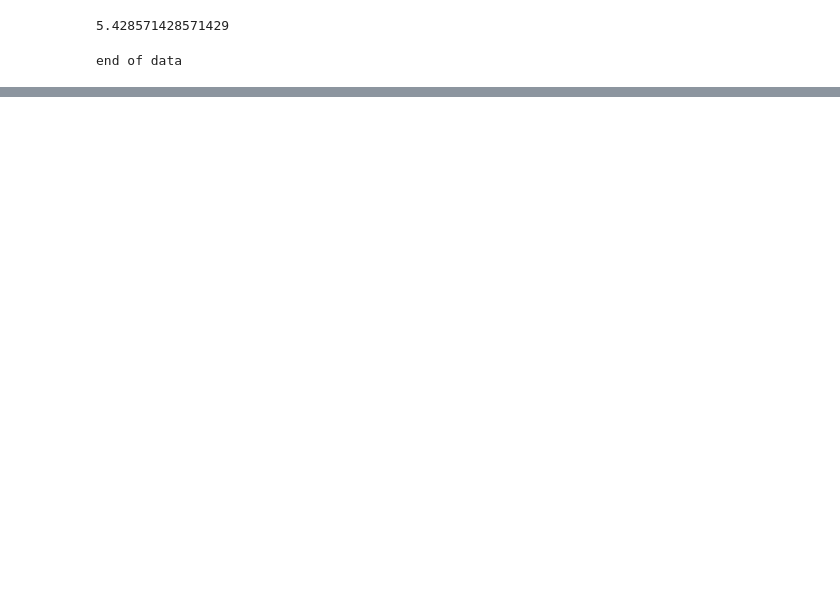
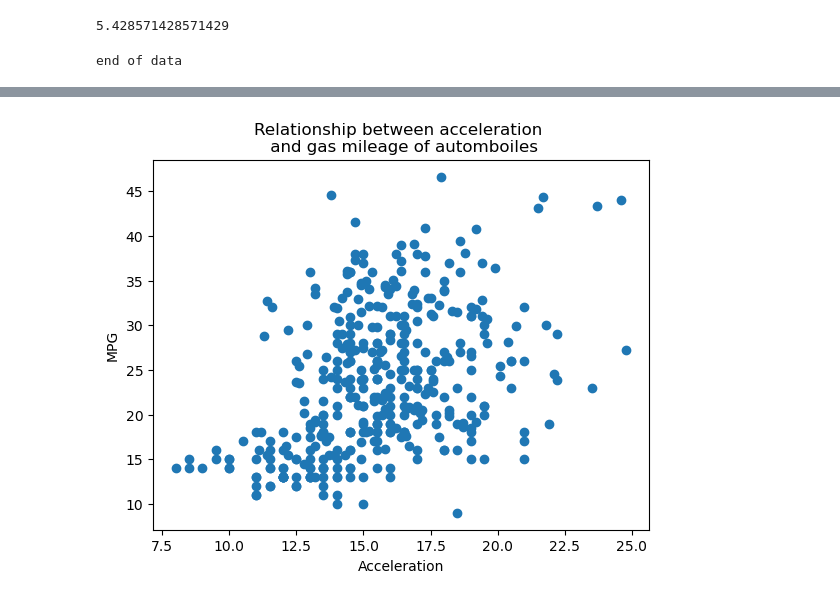
Before and after one commit to yjprk/datasci151spring2026, a Jupyter notebook: notes/lecture 02/lecture 2 practice.ipynb, the cells around one changed output, grey strips where cells are left out. Cells and saved outputs as stored; diff of their text form; code cells hidden in the pictures; blank space fills up the shorter version.

```diff
--- a/notes/lecture 02/lecture 2 practice.ipynb
+++ b/notes/lecture 02/lecture 2 practice.ipynb
@@ -66,0 +83,8 @@ end of data
+# %%
+plt.scatter(x = carfeatures['acceleration'], y = carfeatures['mpg'])
+plt.xlabel("Acceleration")
+plt.ylabel("MPG")
+plt.title("Relationship between acceleration \n and gas mileage of automboiles") #the /n continues the title below
+plt.show()
+# %% [output]
+[figure, added]
```
Also changed, not shown: parts of 1 cell of this notebook.
